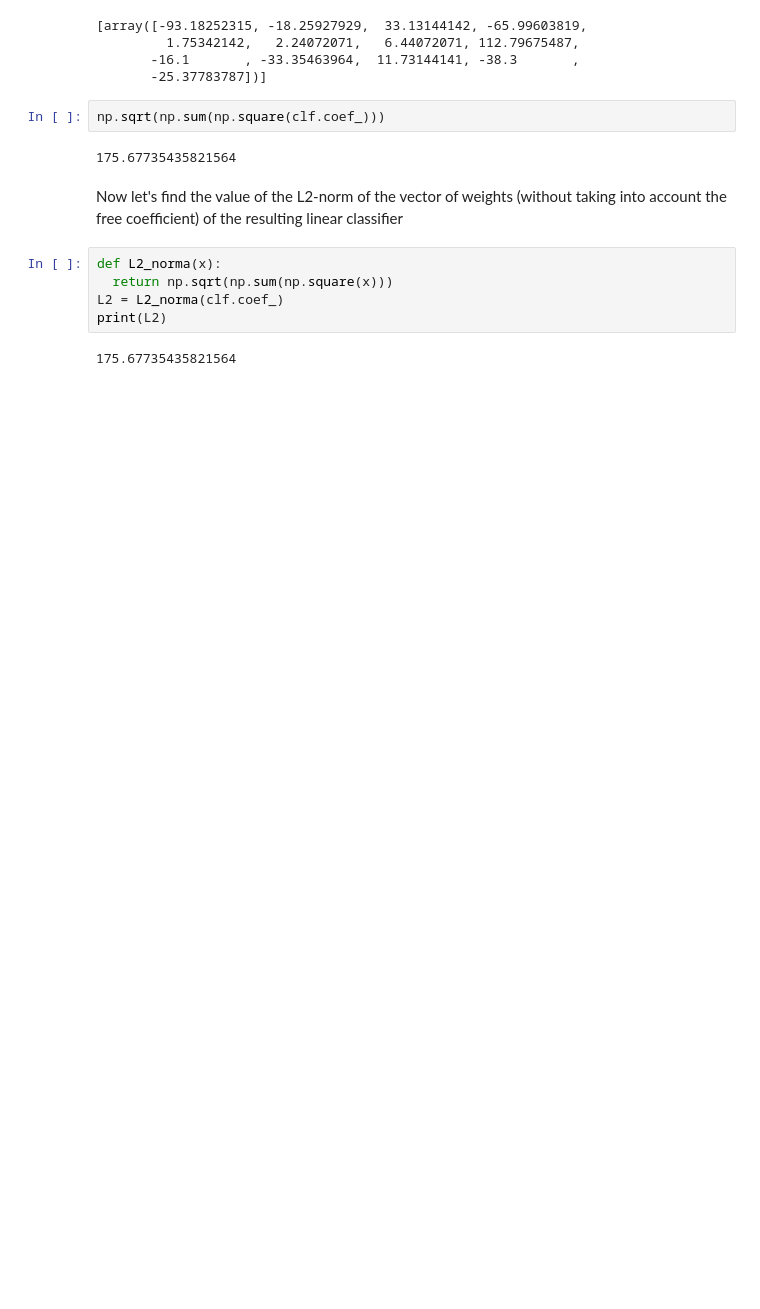
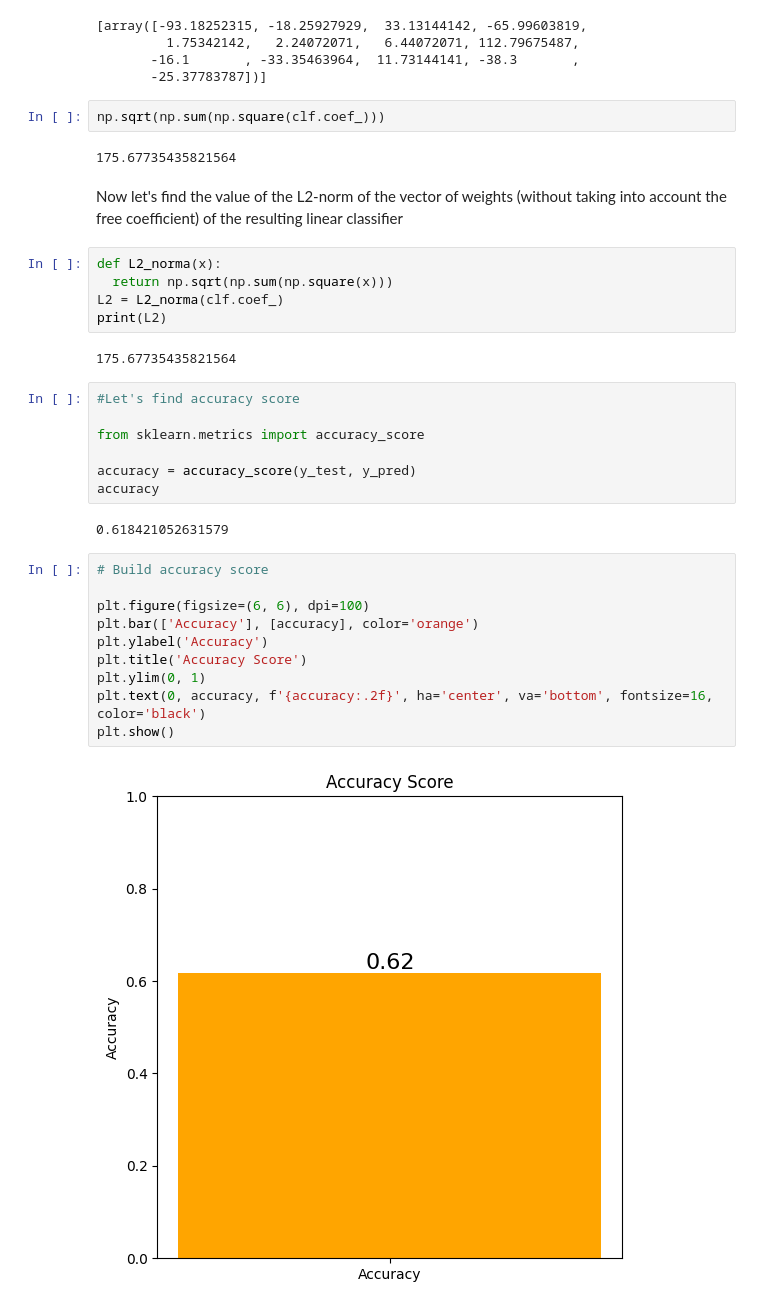
Before and after one commit to SergeyHSE/LinearClassifier.github.io, a Jupyter notebook: LinearClassifier.ipynb, the cells around one changed output. Saved outputs shown, nothing was run; the diff lists cells and outputs as text; blank space fills up the shorter version.

```diff
--- a/LinearClassifier.ipynb
+++ b/LinearClassifier.ipynb
@@ -190,3 +190,24 @@ L2 = L2_norma(clf.coef_)
 print(L2)
 # %% [output]
 175.67735435821564
+# %%
+#Let's find accuracy score
+
+from sklearn.metrics import accuracy_score
+
+accuracy = accuracy_score(y_test, y_pred)
+accuracy
+# %% [output]
+0.618421052631579
+# %%
+# Build accuracy score
+
+plt.figure(figsize=(6, 6), dpi=100)
+plt.bar(['Accuracy'], [accuracy], color='orange')
+plt.ylabel('Accuracy')
+plt.title('Accuracy Score')
+plt.ylim(0, 1)
+plt.text(0, accuracy, f'{accuracy:.2f}', ha='center', va='bottom', fontsize=16, color='black')
+plt.show()
+# %% [output]
+[figure, added]
```
